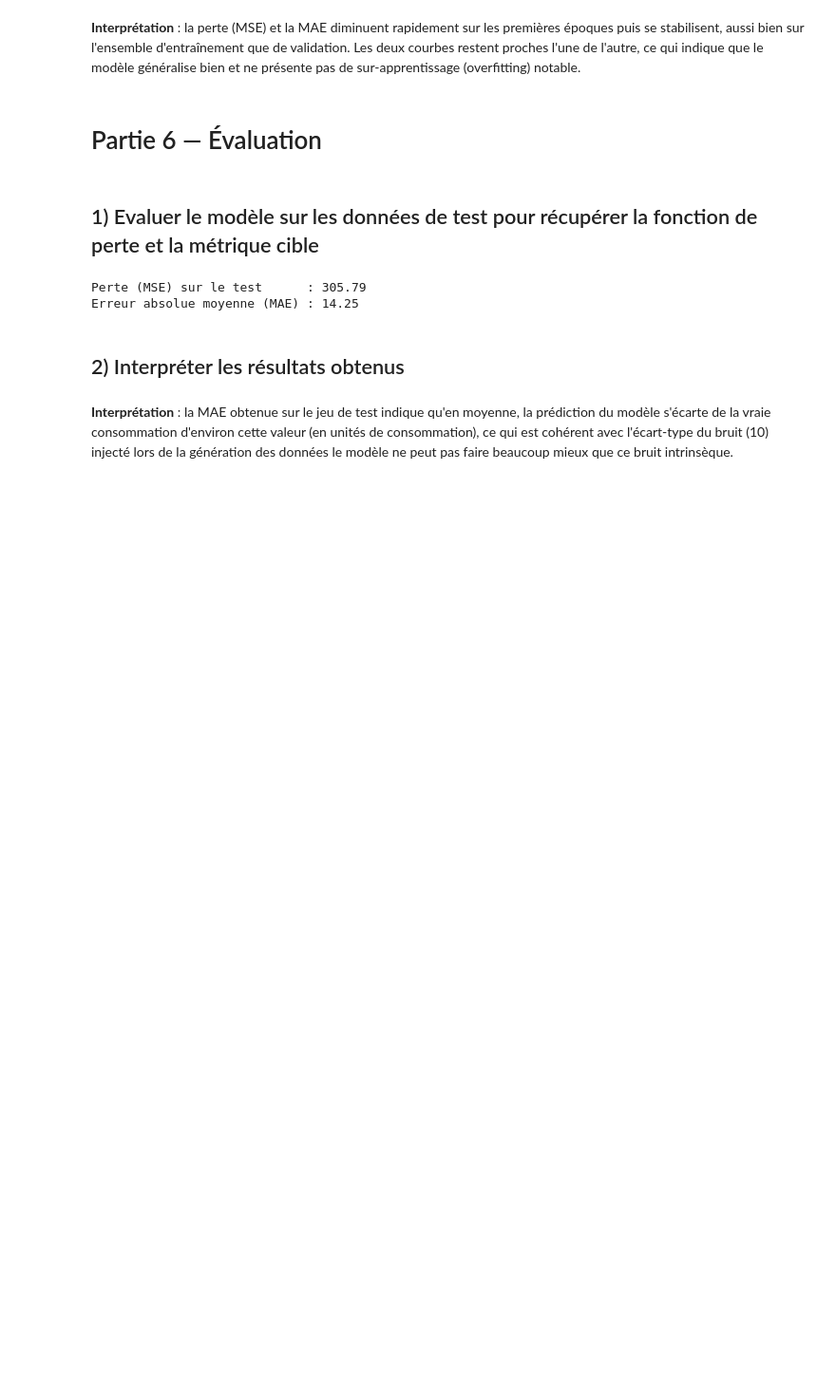
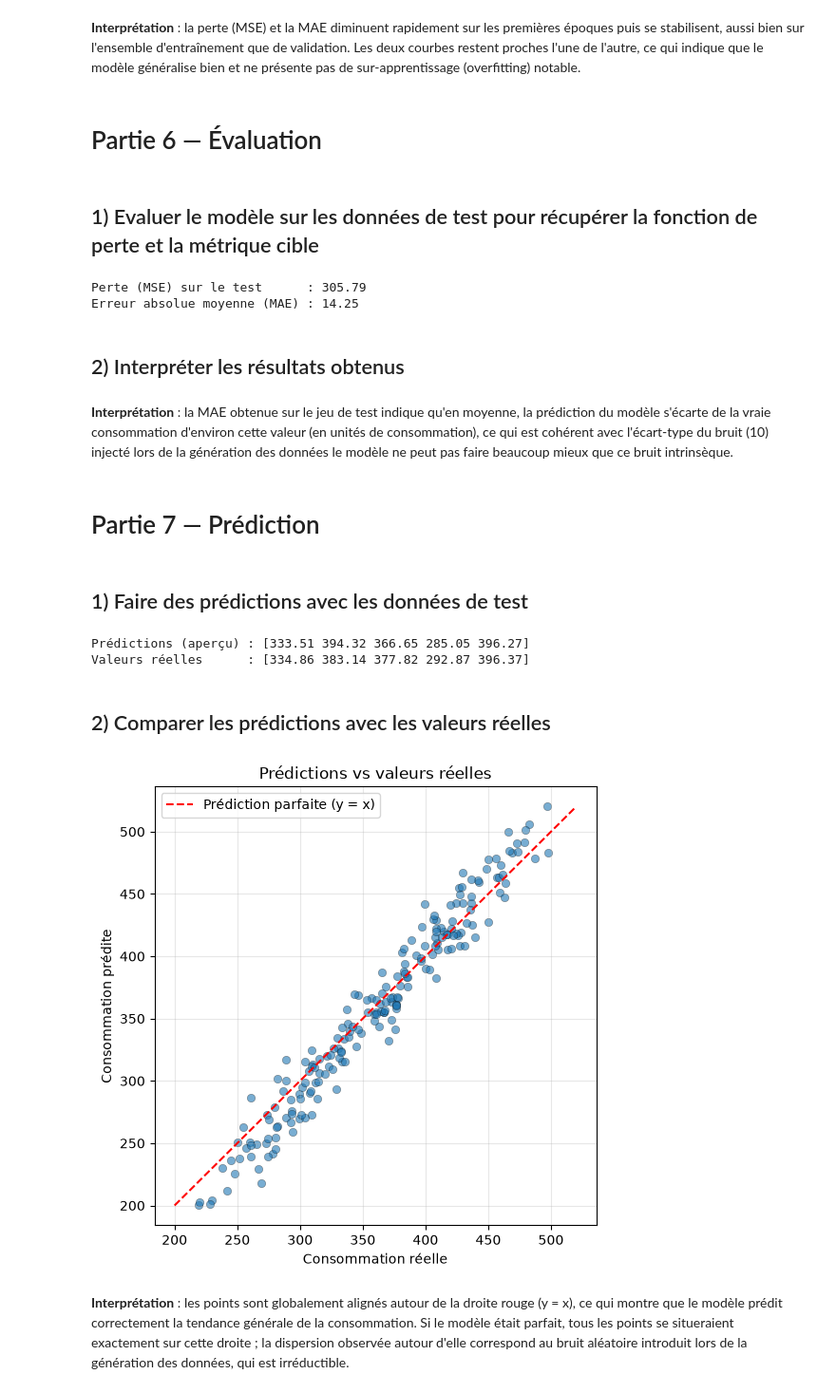
Before and after one commit to Damstat/atelier_tensorflow_iot, a Jupyter notebook: notebooks/atelier_tensorflow_iot.ipynb, the cells around one changed output. Shown at 95% size. Drawn from its saved outputs; the diff is of its cells as text; code cells hidden in the pictures; blank space fills up the shorter version.

Commit message:
Partie 7 : Prédiction
1) Effectuer des prédictions avec les données de test

2) Comparer les prédictions avec les valeurs réelles

3) Visualiser et interpréter la comparaison entre les prédictions et les valeurs réelles

```diff
--- a/notebooks/atelier_tensorflow_iot.ipynb
+++ b/notebooks/atelier_tensorflow_iot.ipynb
@@ -266,3 +266,39 @@ Erreur absolue moyenne (MAE) : 14.25
 modèle s'écarte de la vraie consommation d'environ cette valeur (en unités de consommation), ce qui
 est cohérent avec l'écart-type du bruit (10) injecté lors de la génération des données  le modèle
 ne peut pas faire beaucoup mieux que ce bruit intrinsèque.
+# %% [markdown]
+# Partie 7 — Prédiction
+# %% [markdown]
+## 1) Faire des prédictions avec les données de test
+# %%
+y_pred = model.predict(X_test, verbose=0).flatten()
+
+print("Prédictions (aperçu) :", np.round(y_pred[:5], 2))
+print("Valeurs réelles      :", np.round(y_test[:5], 2))
+# %% [output]
+Prédictions (aperçu) : [333.51 394.32 366.65 285.05 396.27]
+Valeurs réelles      : [334.86 383.14 377.82 292.87 396.37]
+# %% [markdown]
+## 2) Comparer les prédictions avec les valeurs réelles
+# %%
+plt.figure(figsize=(6, 6))
+plt.scatter(y_test, y_pred, alpha=0.6, edgecolor="k", linewidth=0.3)
+
+lims = [min(y_test.min(), y_pred.min()), max(y_test.max(), y_pred.max())]
+plt.plot(lims, lims, "r--", label="Prédiction parfaite (y = x)")
+
+plt.xlabel("Consommation réelle")
+plt.ylabel("Consommation prédite")
+plt.title("Prédictions vs valeurs réelles")
+plt.legend()
+plt.grid(alpha=0.3)
+plt.savefig("predictions_vs_reel.png", dpi=120)
+plt.show()
+# %% [output]
+[figure, added]
+# %% [markdown]
+**Interprétation** : les points sont globalement alignés autour de la droite rouge (y = x), ce
+qui montre que le modèle prédit correctement la tendance générale de la consommation. Si le modèle
+était parfait, tous les points se situeraient exactement sur cette droite ; la dispersion observée
+autour d'elle correspond au bruit aléatoire introduit lors de la génération des données, qui est
+irréductible.
```
